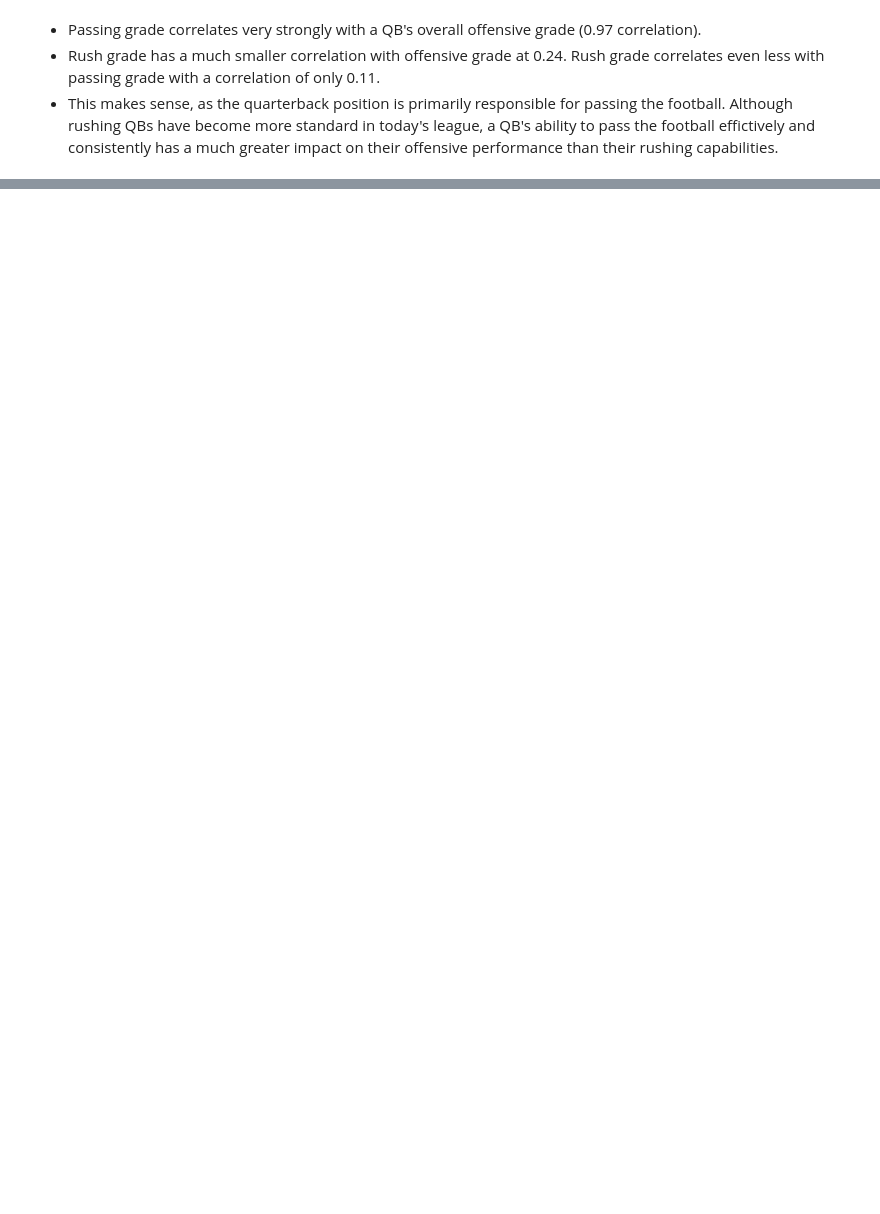
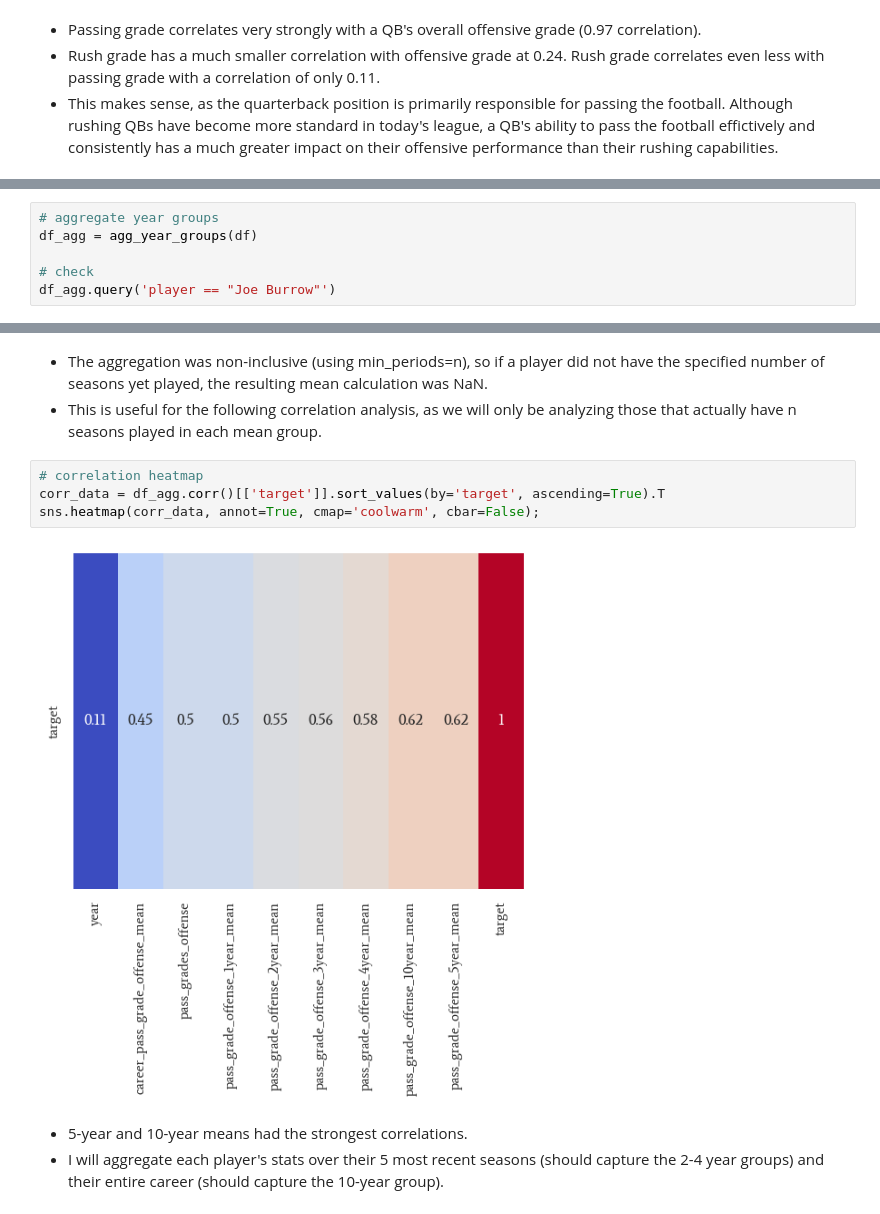
Before and after one commit to heefjones/pass_forward, a Jupyter notebook: eda.ipynb, the cells around one changed output, grey strips where cells are left out. Saved outputs shown, nothing was run; the diff lists cells and outputs as text; blank space fills up the shorter version.

```diff
--- a/eda.ipynb
+++ b/eda.ipynb
@@ -201,0 +154,6 @@ df_agg
+# %%
+# aggregate year groups
+df_agg = agg_year_groups(df)
+
+# check
+df_agg.query('player == "Joe Burrow"')
@@ -202 +166,13 @@ df_agg
+# %% [markdown]
+- The aggregation was non-inclusive (using min_periods=n), so if a player did not have the specified number of seasons yet played, the resulting mean calculation was NaN.
+- This is useful for the following correlation analysis, as we will only be analyzing those that actually have n seasons played in each mean group.
+# %%
+# correlation heatmap
+corr_data = df_agg.corr()[['target']].sort_values(by='target', ascending=True).T
+sns.heatmap(corr_data, annot=True, cmap='coolwarm', cbar=False);
+# %% [output]
+[figure, added]
+# %% [markdown]
+- 5-year and 10-year means had the strongest correlations.
+- I will aggregate each player's stats over their 5 most recent seasons (should capture the 2-4 year groups) and their entire career (should capture the 10-year group).
 # %% [markdown]
```
Also changed, not shown: parts of 19 cells of this notebook, 1 other file.
